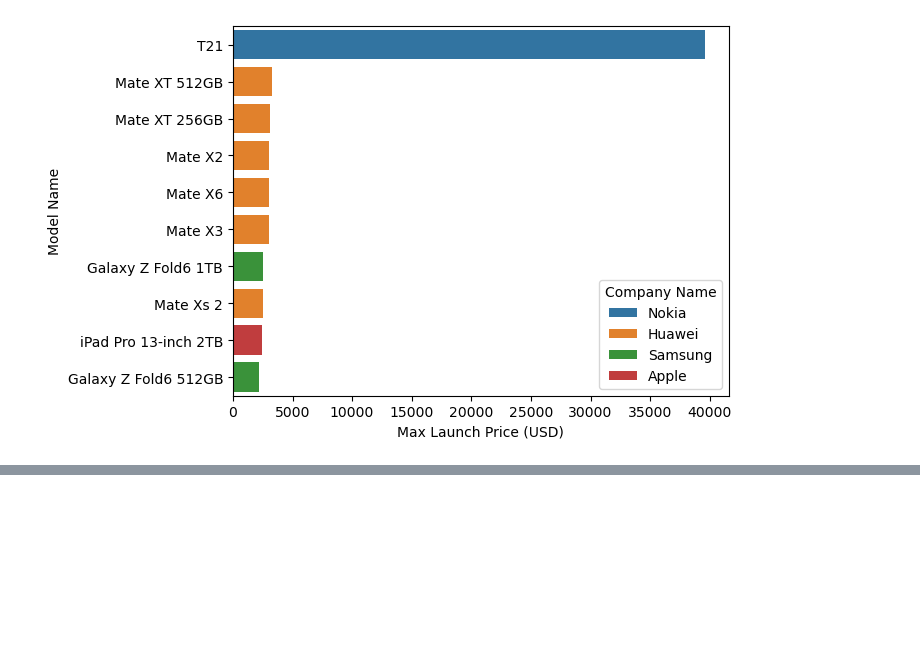
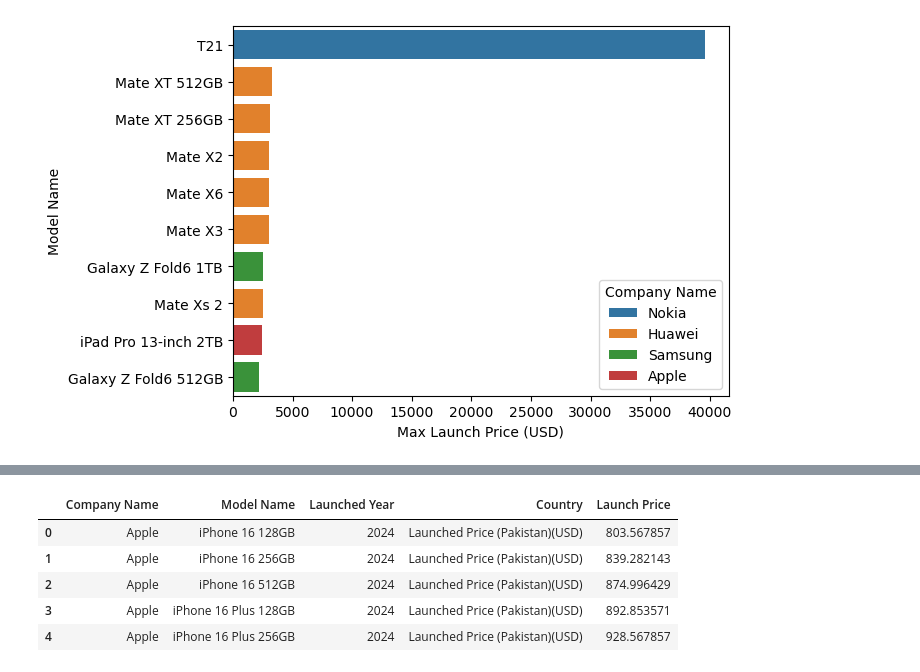
Before and after one commit to waseemak313/pilot_project, a Jupyter notebook: pilot_project.ipynb, the cells around one changed output, grey strips where cells are left out. Cells and saved outputs as stored; diff of their text form; code cells hidden in the pictures; blank space fills up the shorter version.

```diff
--- a/pilot_project.ipynb
+++ b/pilot_project.ipynb
@@ -263,0 +264,7 @@ sns.barplot(
+# %%
+melted = df.melt(
+    id_vars=["Company Name", "Model Name", "Launched Year"],
+    value_vars=[
+        'Launched Price (Pakistan)(USD)', 'Launched Price (India)(USD)', 'Launched Price (China)(USD)', 'Launched Price (USA)(USD)', 'Launched Price (Dubai)(USD)'],
+    var_name="Country",
+    value_name="Launch Price")
@@ -263,0 +291,9 @@ sns.barplot(
+# %%
+melted.head()
+# %% [output]
+|  | Company Name | Model Name | Launched Year | Country | Launch Price |
+| 0 | Apple | iPhone 16 128GB | 2024 | Launched Price (Pakistan)(USD) | 803.567857 |
+| 1 | Apple | iPhone 16 256GB | 2024 | Launched Price (Pakistan)(USD) | 839.282143 |
+| 2 | Apple | iPhone 16 512GB | 2024 | Launched Price (Pakistan)(USD) | 874.996429 |
+| 3 | Apple | iPhone 16 Plus 128GB | 2024 | Launched Price (Pakistan)(USD) | 892.853571 |
+| 4 | Apple | iPhone 16 Plus 256GB | 2024 | Launched Price (Pakistan)(USD) | 928.567857 |
```
Also changed, not shown: parts of 13 cells of this notebook.
